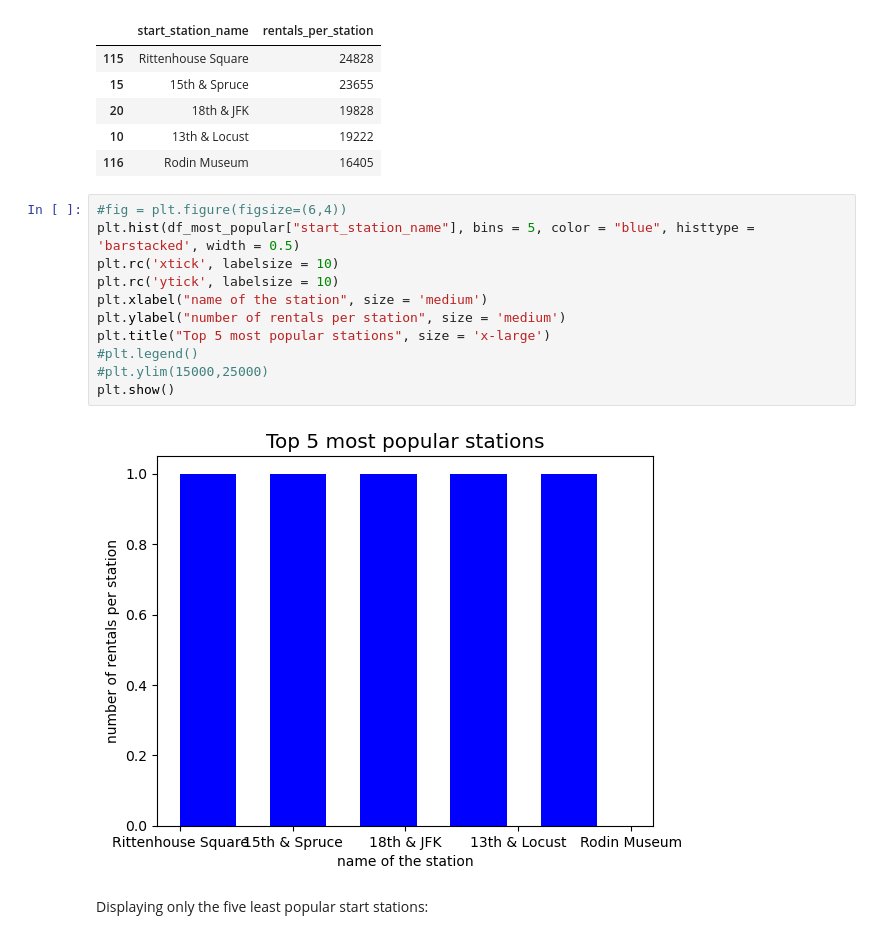
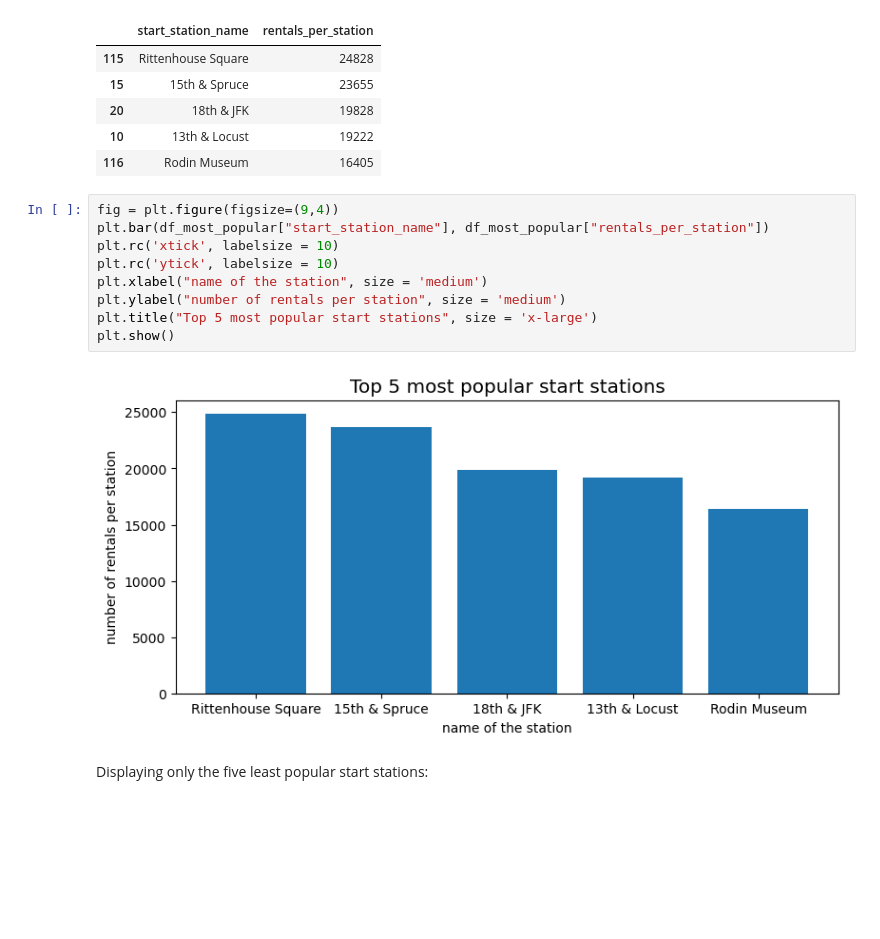
Before and after one commit to yassinehammou27/intentionally_blank, a Jupyter notebook: Geographical Demand Patterns.ipynb, the cells around one changed output. Saved outputs shown, nothing was run; the diff lists cells and outputs as text; blank space fills up the shorter version.

```diff
--- a/Geographical Demand Patterns.ipynb
+++ b/Geographical Demand Patterns.ipynb
@@ -74,18 +74,16 @@ df_most_popular
 | 10 | 13th & Locust | 19222 |
 | 116 | Rodin Museum | 16405 |
 # %%
-#fig = plt.figure(figsize=(6,4))
-plt.hist(df_most_popular["start_station_name"], bins = 5, color = "blue", histtype = 'barstacked', width = 0.5)
+fig = plt.figure(figsize=(9,4))
+plt.bar(df_most_popular["start_station_name"], df_most_popular["rentals_per_station"])
 plt.rc('xtick', labelsize = 10)
 plt.rc('ytick', labelsize = 10)
 plt.xlabel("name of the station", size = 'medium')
 plt.ylabel("number of rentals per station", size = 'medium')
-plt.title("Top 5 most popular stations", size = 'x-large')
-#plt.legend()
-#plt.ylim(15000,25000)
+plt.title("Top 5 most popular start stations", size = 'x-large')
 plt.show()
 # %% [output]
-[figure, old version]
+[figure, new version]
 # %% [markdown]
 Displaying only the five least popular start stations:
 # %%
```
Also changed, not shown: parts of 5 cells of this notebook.
